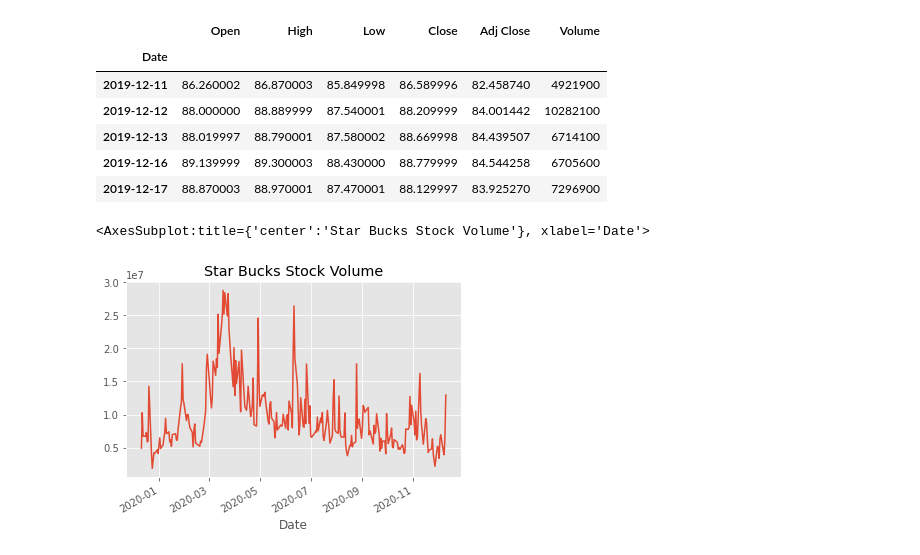
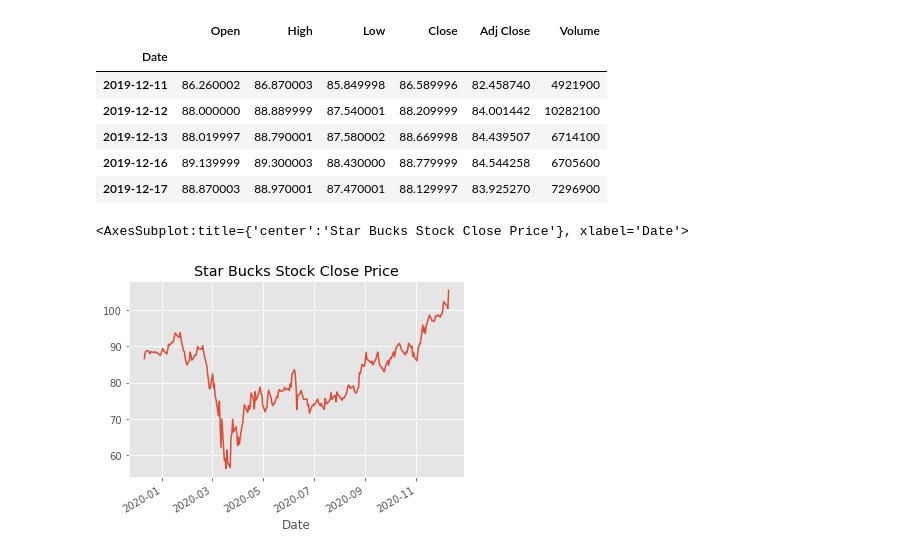
Before and after one commit to Kaktusowy500/BIAI, a Jupyter notebook: data_explore.ipynb, the cells around one changed output. Drawn from its saved outputs; the diff is of its cells as text; code cells hidden in the pictures.

```diff
--- a/data_explore.ipynb
+++ b/data_explore.ipynb
@@ -22,7 +22,7 @@ df.head(5)
 # %%
 import matplotlib.pyplot as plt
 plt.style.use('ggplot')
-df['Volume'].plot(label='CLOSE', title='Star Bucks Stock Volume')
+df['Close'].plot(label='CLOSE', title='Star Bucks Stock Close Price')
 # %% [output]
-<AxesSubplot:title={'center':'Star Bucks Stock Volume'}, xlabel='Date'>
+<AxesSubplot:title={'center':'Star Bucks Stock Close Price'}, xlabel='Date'>
-[figure, old version]
+[figure, new version]
```
Also changed, not shown: parts of 13 cells of this notebook.
